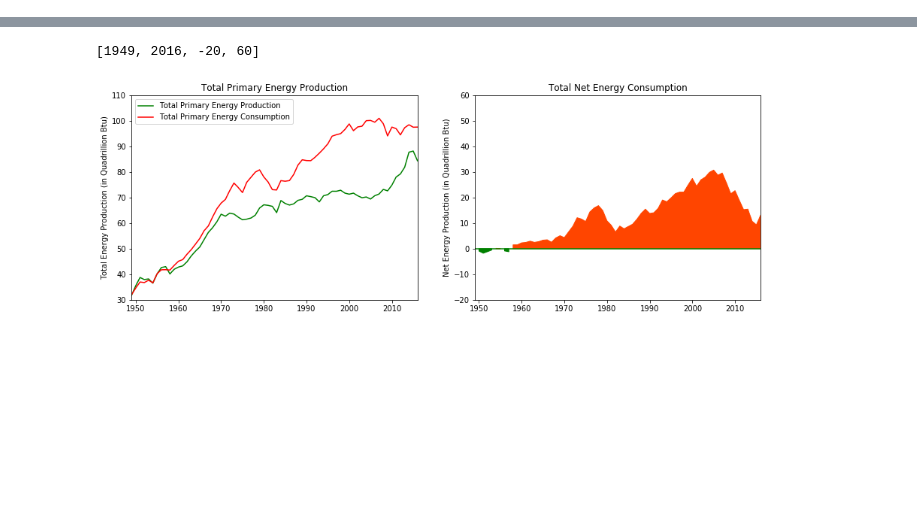
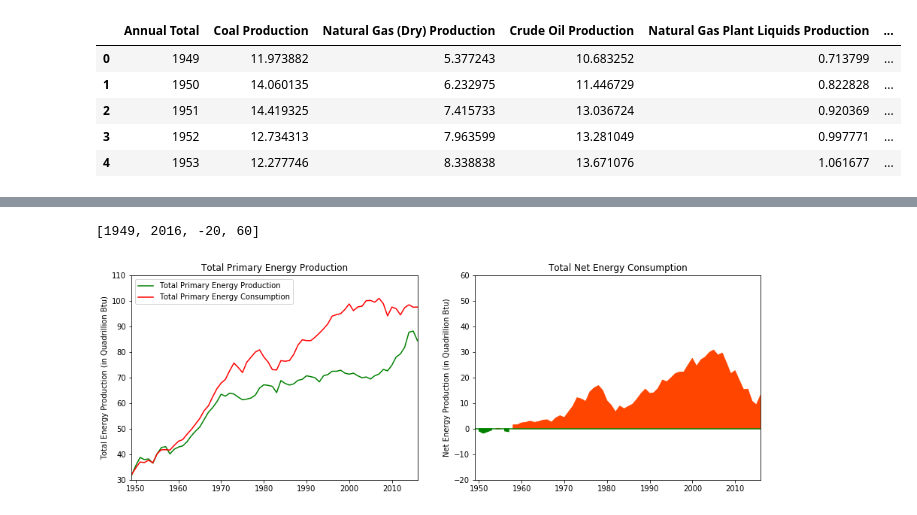
Before and after one commit to mhuh22/Thinkful, a Jupyter notebook: Prep Capstone/The State of Energy (in the United States).ipynb, the cells around one changed output, grey strips where cells are left out. Saved outputs shown, nothing was run; the diff lists cells and outputs as text; code cells hidden in the pictures; blank space fills up the shorter version.

```diff
--- a/Prep Capstone/The State of Energy (in the United States).ipynb
+++ b/Prep Capstone/The State of Energy (in the United States).ipynb
@@ -49,0 +39,9 @@ From the first two datasets, we will be examining the total production and consu
+# %%
+annual_production.head()
+# %% [output]
+|  | Annual Total | Coal Production | Natural Gas (Dry) Production | Crude Oil Production | Natural Gas Plant Liquids Production | ... |
+| 0 | 1949 | 11.973882 | 5.377243 | 10.683252 | 0.713799 | ... |
+| 1 | 1950 | 14.060135 | 6.232975 | 11.446729 | 0.822828 | ... |
+| 2 | 1951 | 14.419325 | 7.415733 | 13.036724 | 0.920369 | ... |
+| 3 | 1952 | 12.734313 | 7.963599 | 13.281049 | 0.997771 | ... |
+| 4 | 1953 | 12.277746 | 8.338838 | 13.671076 | 1.061677 | ... |
```
Also changed, not shown: parts of 19 cells of this notebook.
